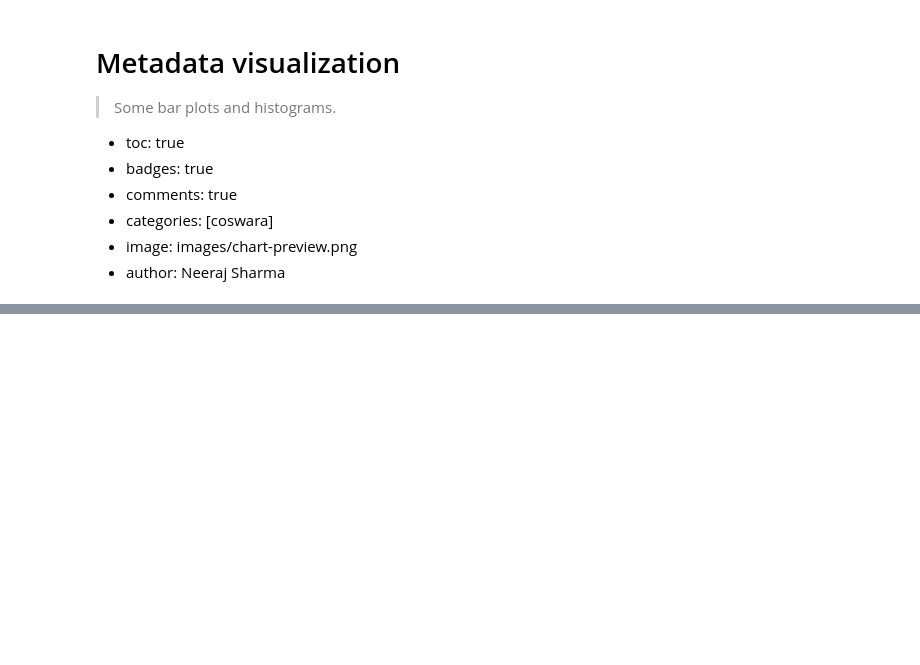
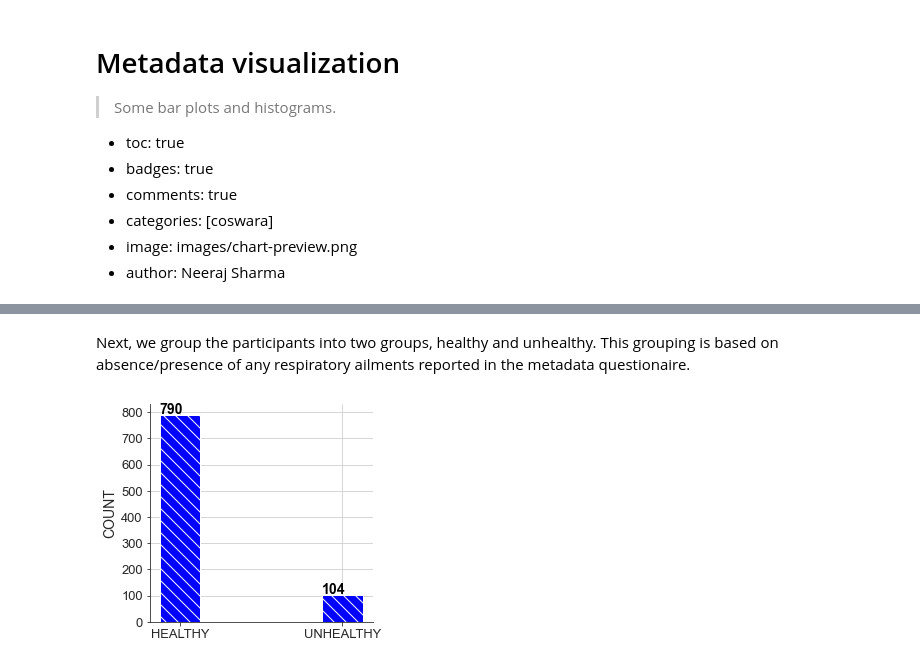
Before and after one commit to iiscleap/coswara-blog, a Jupyter notebook: _notebooks/2020-08-15-visualize_metadata.ipynb, the cells around one changed output, grey strips where cells are left out. Saved outputs shown, nothing was run; the diff lists cells and outputs as text; code cells hidden in the pictures; blank space fills up the shorter version.

```diff
--- a/_notebooks/2020-08-15-visualize_metadata.ipynb
+++ b/_notebooks/2020-08-15-visualize_metadata.ipynb
@@ -54,0 +128,41 @@ plt.show()
+# %% [markdown]
+
+Next, we group the participants into two groups, healthy and unhealthy. This grouping is based on absence/presence of any respiratory ailments reported in the metadata questionaire.
+# %%
+#collapse_show
+labels = ['HEALTHY','UNHEALTHY']
+category_cnt = []
+category_cnt.append(len(DF.loc[(DF['covid_status']=='healthy') &\
+                                  (DF['asthma']!=True)&\
+                                  (DF['cld']!=True)&\
+                                  (DF['cold']!=True)&\
+                                  (DF['cough']!=True)&\
+                                  (DF['pneumonia']!=True)&\
+                                  (DF['fever']!=True)]))
+
+category_cnt.append(len(DF.loc[(DF['covid_status']=='resp_illness_not_identified') |\
+                                (DF['covid_status']=='positive_mild') |\
+                                  (DF['asthma']==True)|\
+                                  (DF['cld']==True)|\
+                                  (DF['cold']==True)|\
+                                  (DF['cough']==True)|\
+                                  (DF['pneumonia']==True)|\
+                                  (DF['fever']==True)]))
+
+fig = plt.subplots(figsize=(4,4))
+ax = plt.subplot(1,1,1)
+ax.bar(2,category_cnt[0],align='center',alpha=1, ecolor='black',capsize=5,hatch="\\\\",color='blue',width=.5,label='clean')
+ax.bar(4,category_cnt[1],align='center',alpha=1, ecolor='black',capsize=5,hatch="\\\\",color='blue',width=.5,label='noisy')
+plt.xticks([2,4],labels,rotation=0)
+for i, v in enumerate(category_cnt):
+    ax.text(2*(i+1)-.25,v + 3, str(v), color='black', fontweight='bold',fontsize=14)
+ax.grid(True)
+plt.ylabel('COUNT', fontsize=14)
+plt.xticks(fontsize=13)
+plt.yticks(fontsize=13)
+ax.spines['right'].set_visible(False)
+ax.spines['top'].set_visible(False)
+plt.show()
+plt.show()
+# %% [output]
+[figure, added]
```
Also changed, not shown: parts of 7 cells of this notebook.
